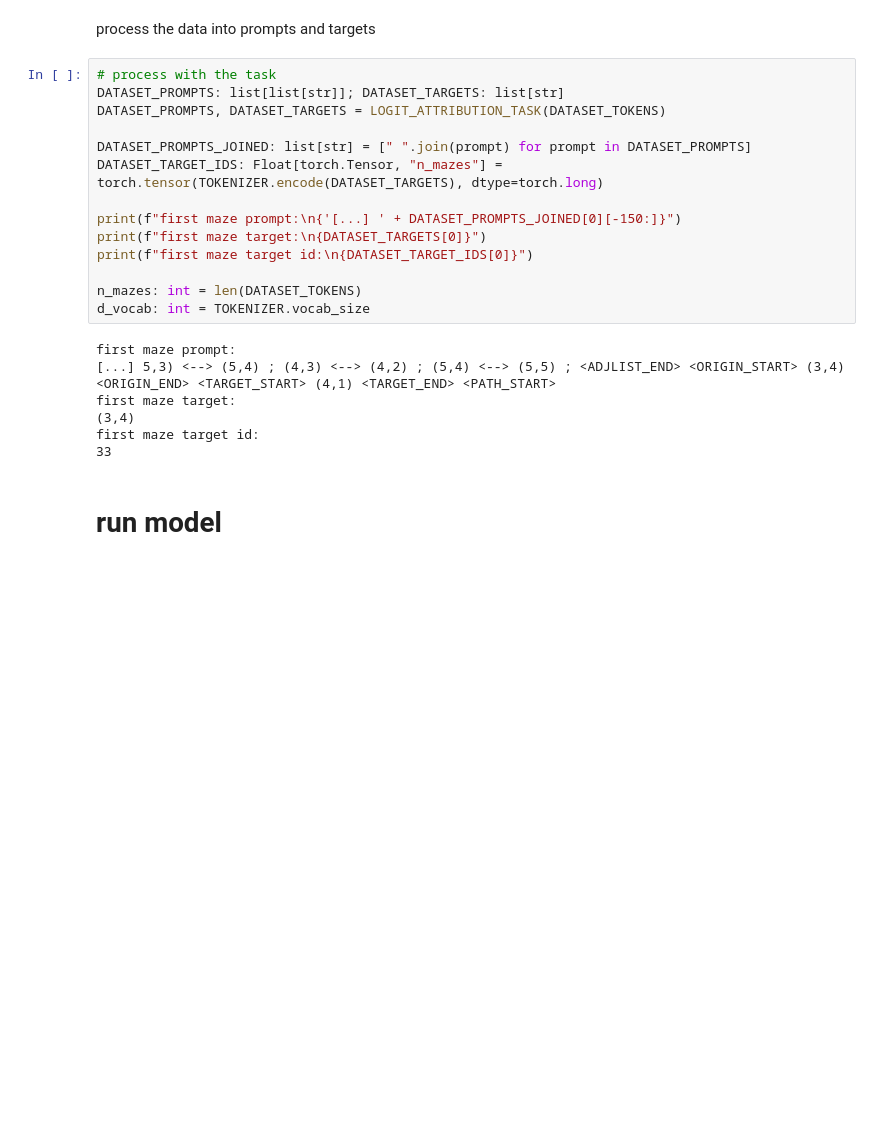
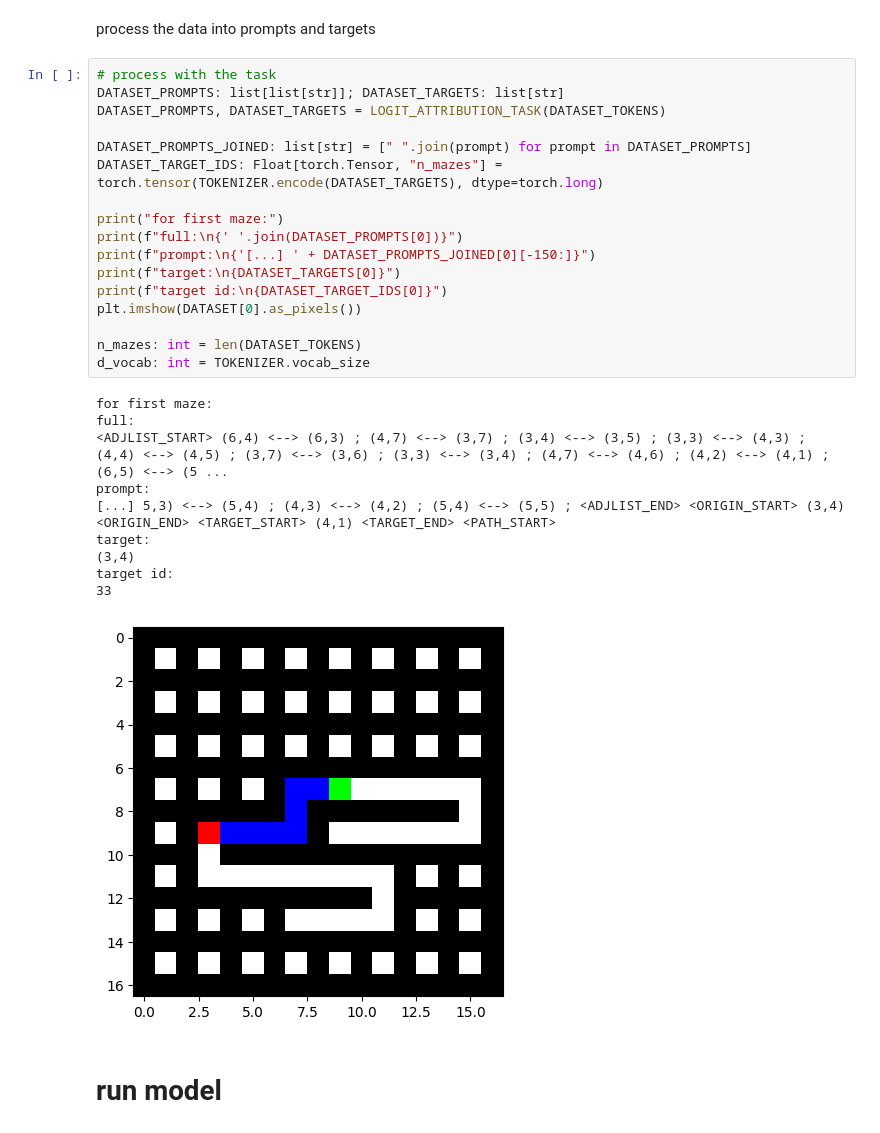
Before and after one commit to understanding-search/maze-transformer, a Jupyter notebook: notebooks/direct_logit_attribution.ipynb, the cells around one changed output. Drawn from its saved outputs; the diff is of its cells as text; blank space fills up the shorter version.

```diff
--- a/notebooks/direct_logit_attribution.ipynb
+++ b/notebooks/direct_logit_attribution.ipynb
@@ -122,24 +122,31 @@ process the data into prompts and targets
 # %%
 # process with the task
 DATASET_PROMPTS: list[list[str]]; DATASET_TARGETS: list[str]
 DATASET_PROMPTS, DATASET_TARGETS = LOGIT_ATTRIBUTION_TASK(DATASET_TOKENS)
 
 DATASET_PROMPTS_JOINED: list[str] = [" ".join(prompt) for prompt in DATASET_PROMPTS]
 DATASET_TARGET_IDS: Float[torch.Tensor, "n_mazes"] = torch.tensor(TOKENIZER.encode(DATASET_TARGETS), dtype=torch.long)
 
-print(f"first maze prompt:\n{'[...] ' + DATASET_PROMPTS_JOINED[0][-150:]}")
-print(f"first maze target:\n{DATASET_TARGETS[0]}")
-print(f"first maze target id:\n{DATASET_TARGET_IDS[0]}")
+print("for first maze:")
+print(f"full:\n{' '.join(DATASET_PROMPTS[0])}")
+print(f"prompt:\n{'[...] ' + DATASET_PROMPTS_JOINED[0][-150:]}")
+print(f"target:\n{DATASET_TARGETS[0]}")
+print(f"target id:\n{DATASET_TARGET_IDS[0]}")
+plt.imshow(DATASET[0].as_pixels())
 
 n_mazes: int = len(DATASET_TOKENS)
 d_vocab: int = TOKENIZER.vocab_size
 # %% [output]
-first maze prompt:
+for first maze:
+full:
+<ADJLIST_START> (6,4) <--> (6,3) ; (4,7) <--> (3,7) ; (3,4) <--> (3,5) ; (3,3) <--> (4,3) ; (4,4) <--> (4,5) ; (3,7) <--> (3,6) ; (3,3) <--> (3,4) ; (4,7) <--> (4,6) ; (4,2) <--> (4,1) ; (6,5) <--> (5 ...
+prompt:
 [...] 5,3) <--> (5,4) ; (4,3) <--> (4,2) ; (5,4) <--> (5,5) ; <ADJLIST_END> <ORIGIN_START> (3,4) <ORIGIN_END> <TARGET_START> (4,1) <TARGET_END> <PATH_START>
-first maze target:
+target:
 (3,4)
-first maze target id:
+target id:
 33
+[figure, added]
 # %% [markdown]
 # run model
 # %%
```
Also changed, not shown: parts of 2 cells of this notebook, 3 other files.
